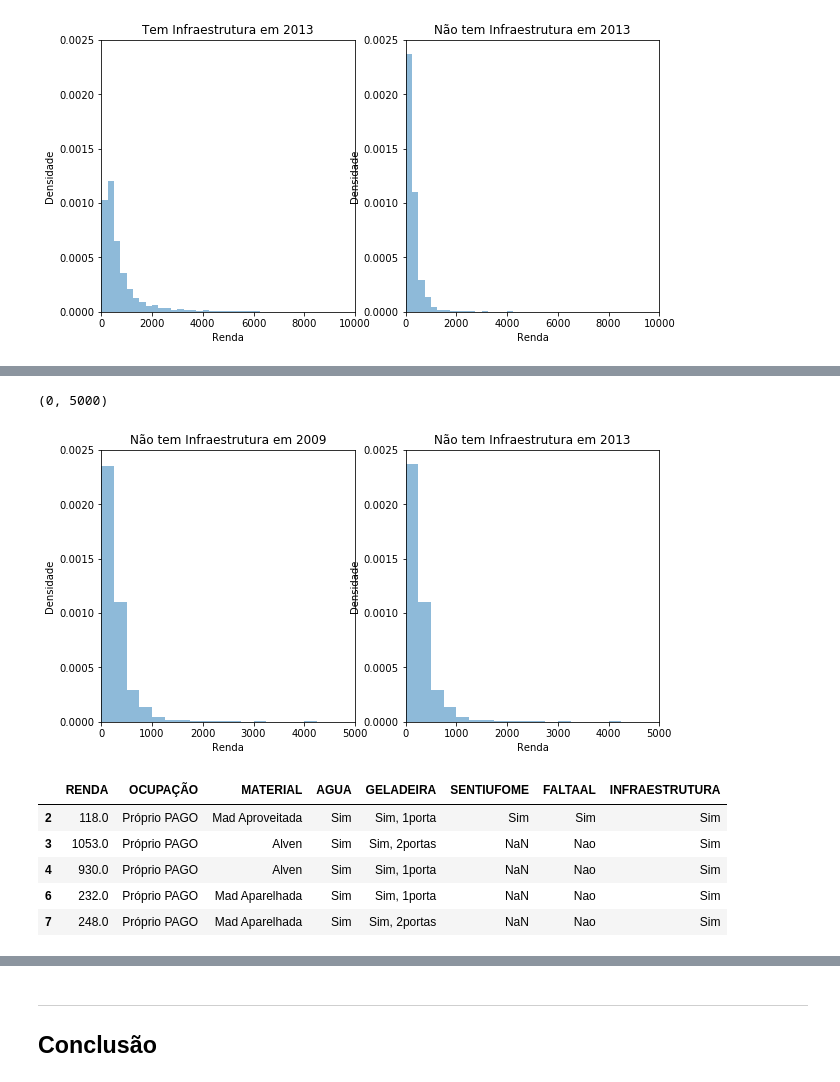
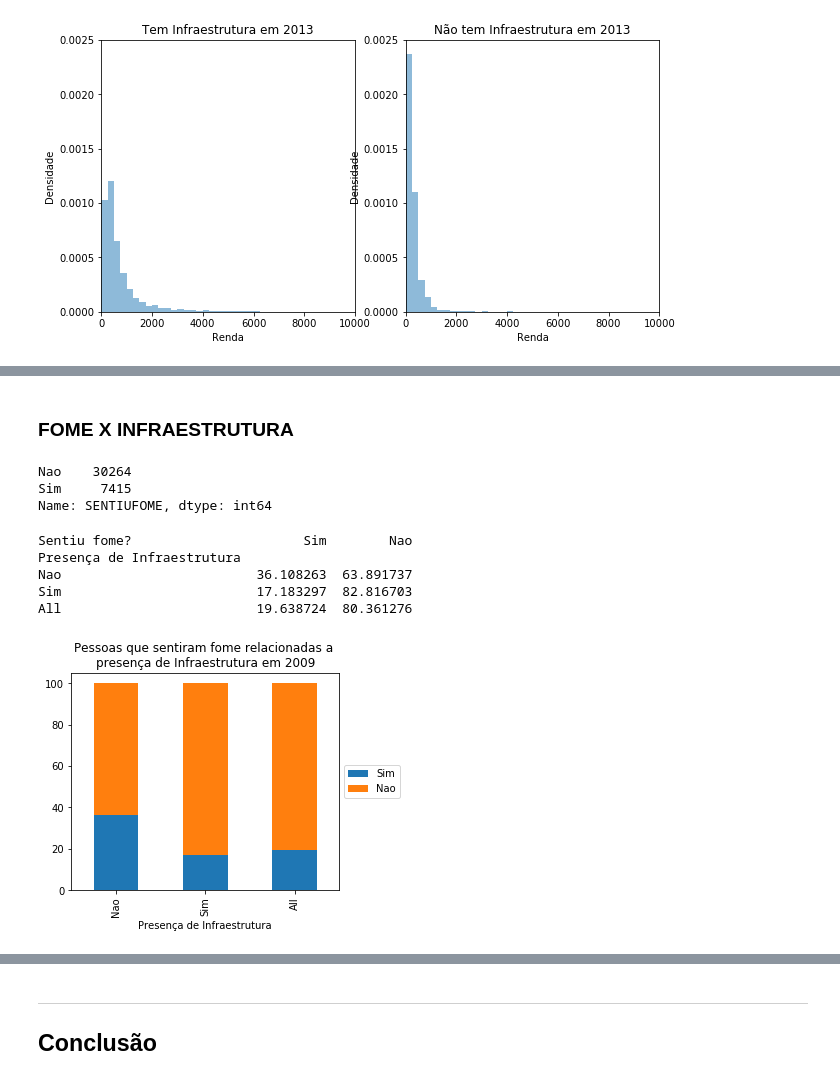
Before and after one commit to milenamaluli/CD, a Jupyter notebook: Projeto1 Milena Maluli.ipynb, the cells around one changed output, grey strips where cells are left out. Saved outputs shown, nothing was run; the diff lists cells and outputs as text; code cells hidden in the pictures.

```diff
--- a/Projeto1 Milena Maluli.ipynb
+++ b/Projeto1 Milena Maluli.ipynb
@@ -554,26 +423,28 @@ plt.xlim(0,8000)
-# %%
-plt.subplot(121)
-plot = d.RENDA[d.INFRAESTRUTURA=='Nao'].plot.hist(bins=faixa,title='Não tem Infraestrutura em 2009',figsize=(10,5), normed=1, alpha=0.5)
-plt.ylabel('Densidade')
-plt.xlabel('Renda')
-plt.ylim(0,0.0025)
-plt.xlim(0,5000)
-
-plt.subplot(122)
-plot = d2.RENDA[d.INFRAESTRUTURA=='Nao'].plot.hist(bins=faixa,title='Não tem Infraestrutura em 2013',figsize=(10,5), normed=1, alpha=0.5)
-plt.ylabel('Densidade')
-plt.xlabel('Renda')
-plt.ylim(0,0.0025)
-plt.xlim(0,5000)
-# %% [output]
-(0, 5000)
-[figure, removed]
-# %%
-d.head()
-# %% [output]
-|  | RENDA | OCUPAÇÃO | MATERIAL | AGUA | GELADEIRA | SENTIUFOME | FALTAAL | INFRAESTRUTURA |
-| 2 | 118.0 | Próprio PAGO | Mad Aproveitada | Sim | Sim, 1porta | Sim | Sim | Sim |
-| 3 | 1053.0 | Próprio PAGO | Alven | Sim | Sim, 2portas | NaN | Nao | Sim |
-| 4 | 930.0 | Próprio PAGO | Alven | Sim | Sim, 1porta | NaN | Nao | Sim |
-| 6 | 232.0 | Próprio PAGO | Mad Aparelhada | Sim | Sim, 1porta | NaN | Nao | Sim |
-| 7 | 248.0 | Próprio PAGO | Mad Aparelhada | Sim | Sim, 2portas | NaN | Nao | Sim |
+# %% [markdown]
+### FOME X INFRAESTRUTURA
+# %%
+d.SENTIUFOME.value_counts()
+# %% [output]
+Nao    30264
+Sim     7415
+Name: SENTIUFOME, dtype: int64
+# %%
+ctgf= (pd.crosstab(d.INFRAESTRUTURA,d.SENTIUFOME,margins=True,rownames=['Presença de Infraestrutura'], colnames=['Sentiu fome?'], normalize='index')*100)
+print(ctgf)
+ctgf.plot(kind='bar', stacked=True)
+plt.title('Pessoas que sentiram fome relacionadas a \npresença de Infraestrutura em 2009')
+
+#plt.subplot(131) numero de linhas, colunas, e posição do gráfico. ajuda na comparação
+
+ax = plt.subplot(111)
+box = ax.get_position()
+ax.set_position([box.x0, box.y0, box.width * 0.8, box.height])
+ax.legend(loc='center left', bbox_to_anchor=(1, 0.5))
+plt.show()
+# %% [output]
+Sentiu fome?                      Sim        Nao
+Presença de Infraestrutura
+Nao                         36.108263  63.891737
+Sim                         17.183297  82.816703
+All                         19.638724  80.361276
+[figure, added]
```
Also changed, not shown: parts of 17 cells of this notebook.
